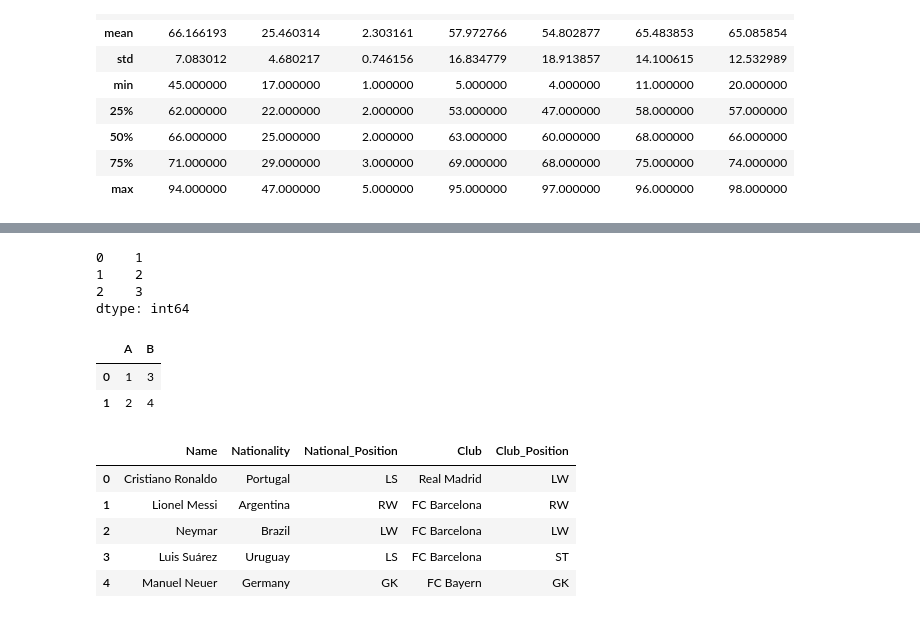
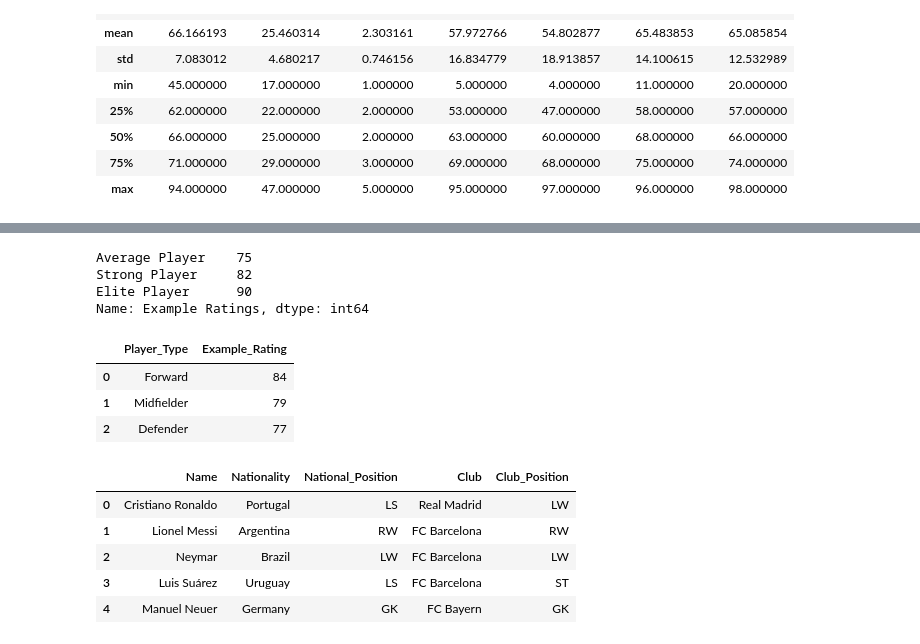
Before and after one commit to AbigailUhl/Group-24-Python-Projects, a Jupyter notebook: analysis.ipynb, the cells around one changed output, grey strips where cells are left out. Cells and saved outputs as stored; diff of their text form; code cells hidden in the pictures.

```diff
--- a/analysis.ipynb
+++ b/analysis.ipynb
@@ -103,24 +103,29 @@ Strength                 0
 dtype: int64
 # %%
 # Series example
-example_series = pd.Series([1, 2, 3])
+example_series = pd.Series(
+    [75, 82, 90],
+    index=["Average Player", "Strong Player", "Elite Player"],
+    name="Example Ratings"
+)
 example_series
 # %% [output]
-0    1
-1    2
-2    3
-dtype: int64
+Average Player    75
+Strong Player     82
+Elite Player      90
+Name: Example Ratings, dtype: int64
 # %%
 # DataFrame example
 example_df = pd.DataFrame({
-    "A": [1, 2],
-    "B": [3, 4]
+    "Player_Type": ["Forward", "Midfielder", "Defender"],
+    "Example_Rating": [84, 79, 77]
 })
 example_df
 # %% [output]
-|  | A | B |
-| 0 | 1 | 3 |
-| 1 | 2 | 4 |
+|  | Player_Type | Example_Rating |
+| 0 | Forward | 84 |
+| 1 | Midfielder | 79 |
+| 2 | Defender | 77 |
 # %%
 # iloc example
 df.iloc[0:5, 0:5]
```
Also changed, not shown: parts of 18 cells of this notebook, 5 other files.
